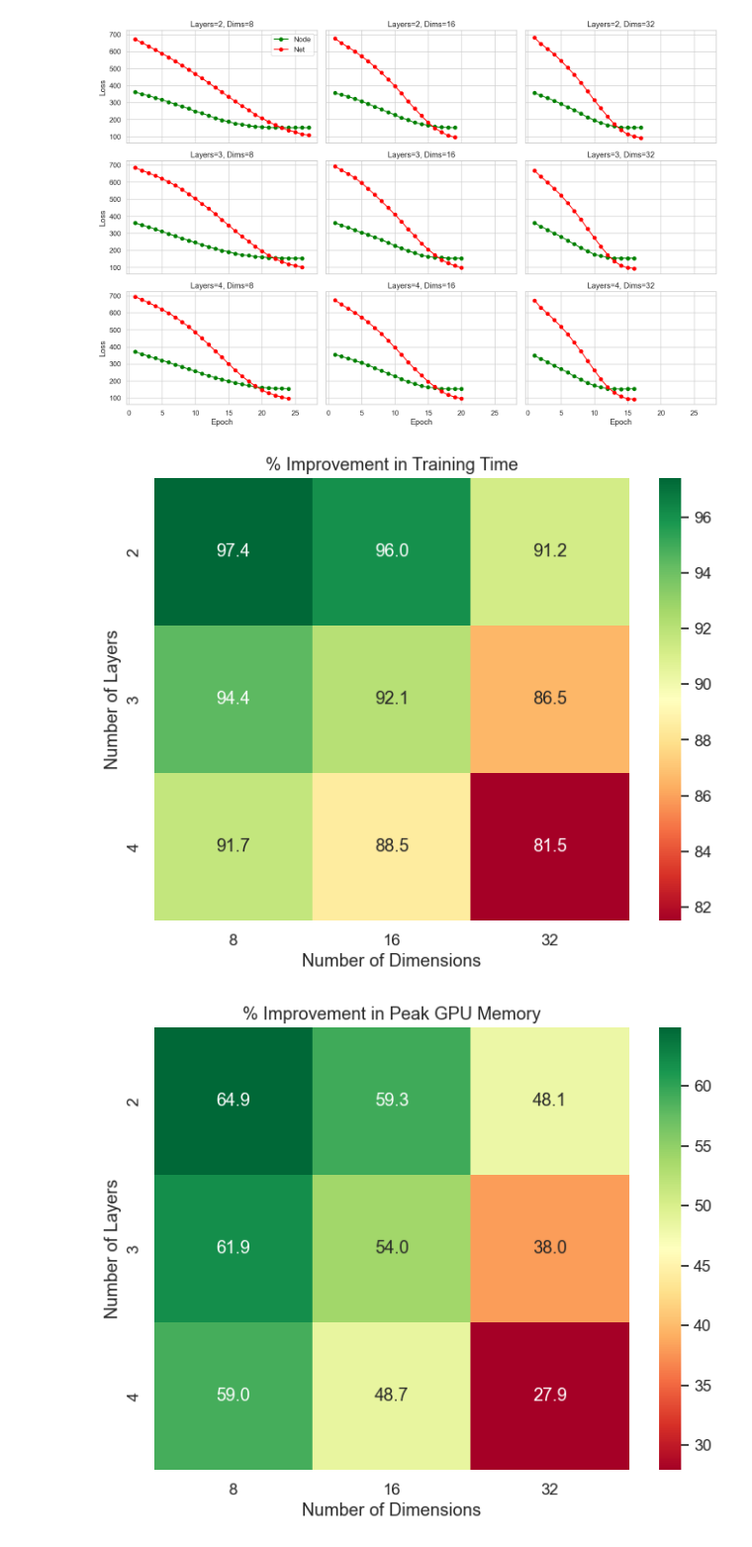
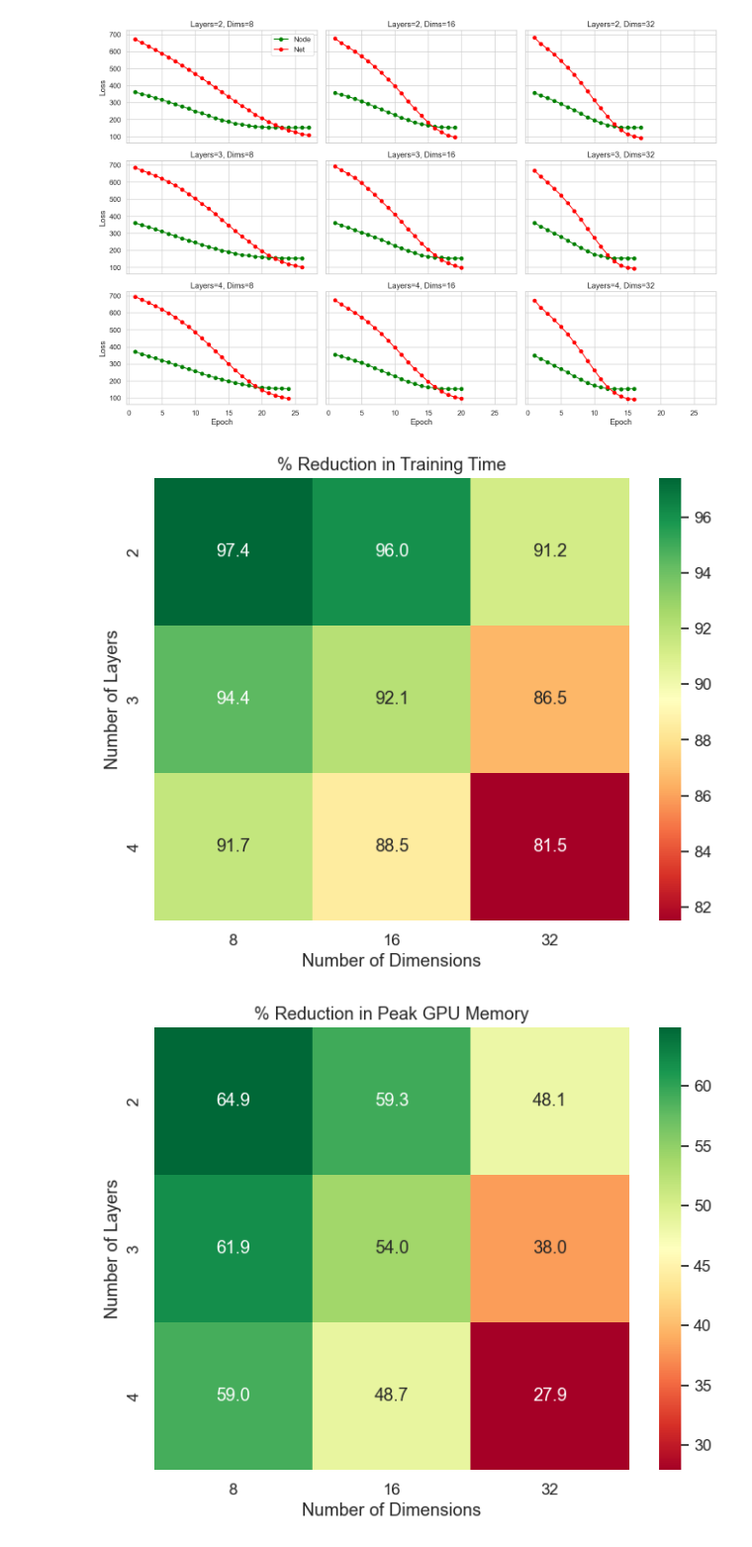
Before and after one commit to hanhoangia/dehnn-optim, a Jupyter notebook: notebook/gridsearch_plots.ipynb, the cells around one changed output. Shown at 99% size. Drawn from its saved outputs; the diff is of its cells as text; code cells hidden in the pictures.

```diff
--- a/notebook/gridsearch_plots.ipynb
+++ b/notebook/gridsearch_plots.ipynb
@@ -154,38 +154,38 @@ cmap = "RdYlGn"
 # Plot heatmap for Training Time Percentage
 plt.figure(figsize=(8, 6))
 sns.heatmap(pivot_train_time_pct, annot=True, fmt=".1f", cmap=cmap)
-plt.title("% Improvement in Training Time")
+plt.title("% Reduction in Training Time")
 plt.ylabel("Number of Layers")
 plt.xlabel("Number of Dimensions")
 plt.savefig("../profiling_results/grid-search/heatmap_train_time.png")
 plt.show()
 
 # Plot heatmap for GPU Peak Percentage
 plt.figure(figsize=(8, 6))
 sns.heatmap(pivot_gpu_peak_pct, annot=True, fmt=".1f", cmap=cmap)
-plt.title("% Improvement in Peak GPU Memory")
+plt.title("% Reduction in Peak GPU Memory")
 plt.ylabel("Number of Layers")
 plt.xlabel("Number of Dimensions")
 plt.savefig("../profiling_results/grid-search/heatmap_peak_memory.png")
 plt.show()
 
 # Plot heatmap for Validation Node MSE Percentage
 plt.figure(figsize=(8, 6))
 sns.heatmap(pivot_val_node_pct, annot=True, fmt=".1f", cmap=cmap)
-plt.title("% Improvement in Validation Node MSE")
+plt.title("% Reduction in Validation Node MSE")
 plt.ylabel("Number of Layers")
 plt.xlabel("Number of Dimensions")
 plt.savefig("../profiling_results/grid-search/heatmap_val_node.png")
 plt.show()
 
 # Plot heatmap for Validation Net MSE Percentage
 plt.figure(figsize=(8, 6))
 sns.heatmap(pivot_val_net_pct, annot=True, fmt=".1f", cmap=cmap)
-plt.title("% Improvement in Validation Net MSE")
+plt.title("% Reduction in Validation Net MSE")
 plt.ylabel("Number of Layers")
 plt.xlabel("Number of Dimensions")
 plt.savefig("../profiling_results/grid-search/heatmap_val_net.png")
 plt.show()
 # %% [output]
-[figure, old version]
+[figure, new version]
-[figure, old version]
+[figure, new version]
```
Also changed, not shown: parts of 4 cells of this notebook, 25 other files.
